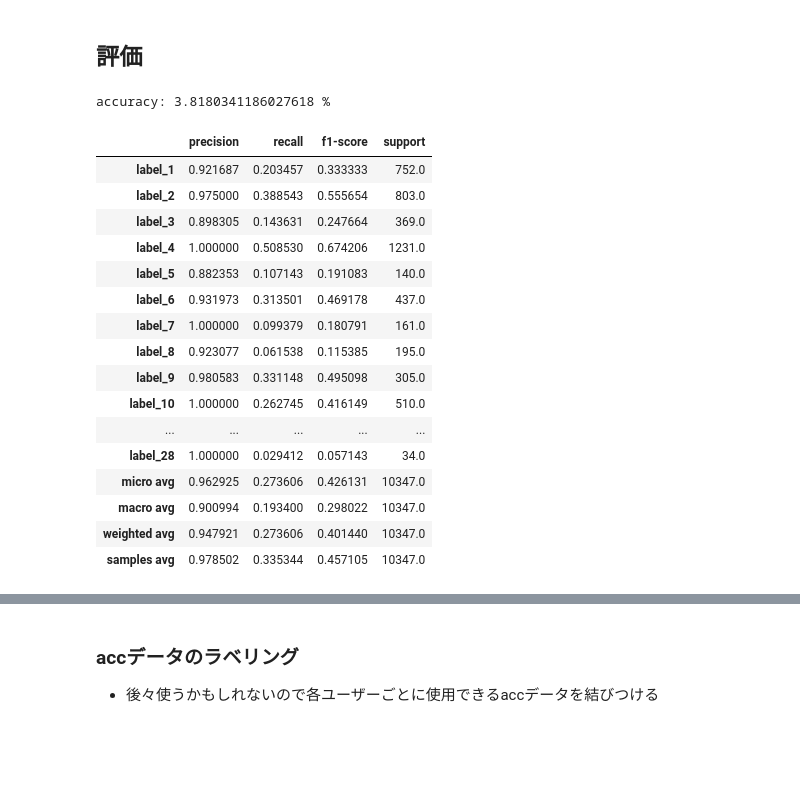
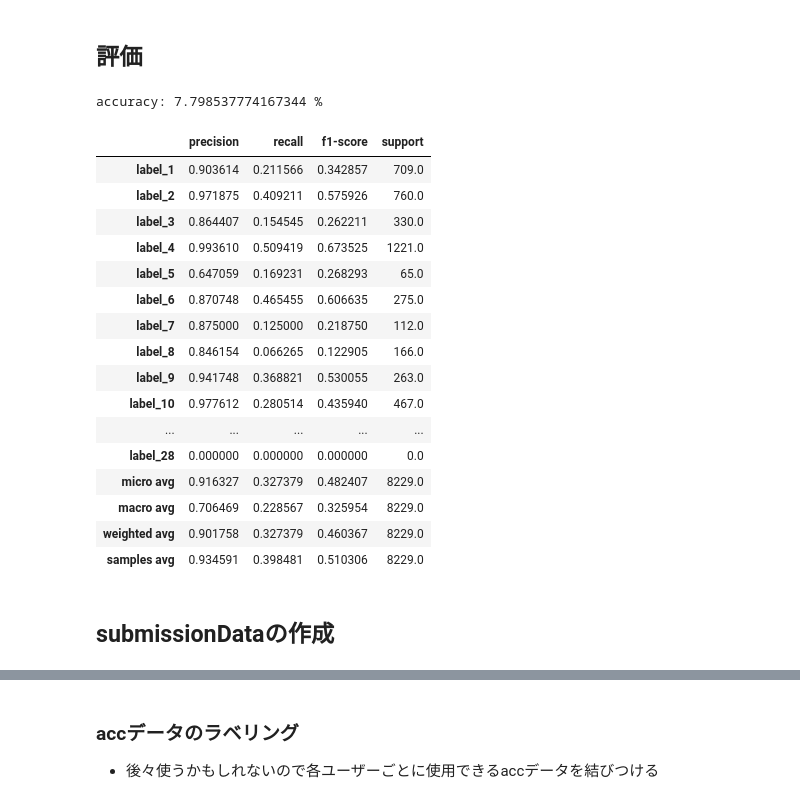
Before and after one commit to namekosiru/nurseCompetition, a Jupyter notebook: notebooks/pipline.ipynb, the cells around one changed output, grey strips where cells are left out. Drawn from its saved outputs; the diff is of its cells as text; code cells hidden in the pictures; blank space fills up the shorter version.

```diff
--- a/notebooks/pipline.ipynb
+++ b/notebooks/pipline.ipynb
@@ -127,3 +197,15 @@ cluster_ave_heatmap[3] = (users_heatmap[14] + users_heatmap[15]) / 2
+# %%
+year_month_day = df_care_train["year-month-date-hour"].map(lambda x: x.rsplit("-", 1)[0])
+df_care_train["weekday"] = pd.to_datetime(year_month_day, format="%Y-%m-%d").dt.day_name()
+df_care_train["weekday"] = df_care_train["weekday"].map(lambda x: 1 if x in ["Sunday", "Saturday"] else 0)
+
+df_care_train_summary = df_care_train[df_care_train["user_id"] == 8].groupby(["weekday", "activity_type_id", "hour"]).count().reset_index()
+corr = df_care_train_summary[df_care_train_summary["weekday"] == 0]
+heatmap_matrix = np.zeros((28, 24), dtype=int)
+for id, hour, count in zip(corr["activity_type_id"], corr["hour"], corr["id"]):
+    id = int(id) - 1
+    hour = int(hour)
+    heatmap_matrix[id, hour] = int(count)
 # %% [markdown]
 ## 各userで予測するactivity_labelのフィルタを設定
 - user8 :   1,2,3,4,5,7,8,9,10,11,12,13,14,16,18,19,20,21,22,23,24
@@ -215,42 +277,56 @@ display(df_care_test_predict)
 # %% [markdown]
 ## 評価
+# %%
+fix_predict_labels = []
+for index, data in df_care_all_predict.iterrows():
+    user_id = data["user_id"]
+    hour = int(float(data["year-month-date-hour"].rsplit("-")[-1]))
+    filter = users_filters[user_id][hour]
+    predict_data_row = data.iloc[2:]
+    predict_data_row[filter == 0] = 0.0
+    fix_predict_labels.append([*predict_data_row])
+df_care_all_predict = pd.DataFrame(data=fix_predict_labels)
 # %%
 from sklearn.metrics import classification_report, accuracy_score
 import warnings
 
 y_true = df_care_all_y.iloc[:, 2:]
 y_true[y_true>0] = 1
 y_true[y_true<=0] = 0
 y_true = y_true.astype(int)
-y_pred = df_care_all_predict.iloc[:, 2:]
-y_pred[y_pred >= 0.5] = 1
-y_pred[y_pred < 0.5] = 0
+
+THRESHOLD = 0.5
+y_pred = df_care_all_predict.copy()
+y_pred[y_pred > THRESHOLD] = 1
+y_pred[y_pred <= THRESHOLD] = 0
 y_pred = y_pred.astype(int)
 
 
 print('accuracy: {0} %'.format(100*accuracy_score(y_true, y_pred)))
 
 warnings.simplefilter("ignore")
 target_names = [f"label_{i}" for i in range(1, 29)]
 report = classification_report(y_pred, y_true, target_names=target_names, output_dict=True)
 report_df = pd.DataFrame(report).T
 display(report_df)
 # %% [output]
-accuracy: 3.8180341186027618 %
+accuracy: 7.798537774167344 %
 |  | precision | recall | f1-score | support |
-| label_1 | 0.921687 | 0.203457 | 0.333333 | 752.0 |
-| label_2 | 0.975000 | 0.388543 | 0.555654 | 803.0 |
-| label_3 | 0.898305 | 0.143631 | 0.247664 | 369.0 |
-| label_4 | 1.000000 | 0.508530 | 0.674206 | 1231.0 |
-| label_5 | 0.882353 | 0.107143 | 0.191083 | 140.0 |
-| label_6 | 0.931973 | 0.313501 | 0.469178 | 437.0 |
-| label_7 | 1.000000 | 0.099379 | 0.180791 | 161.0 |
-| label_8 | 0.923077 | 0.061538 | 0.115385 | 195.0 |
-| label_9 | 0.980583 | 0.331148 | 0.495098 | 305.0 |
-| label_10 | 1.000000 | 0.262745 | 0.416149 | 510.0 |
+| label_1 | 0.903614 | 0.211566 | 0.342857 | 709.0 |
+| label_2 | 0.971875 | 0.409211 | 0.575926 | 760.0 |
+| label_3 | 0.864407 | 0.154545 | 0.262211 | 330.0 |
+| label_4 | 0.993610 | 0.509419 | 0.673525 | 1221.0 |
+| label_5 | 0.647059 | 0.169231 | 0.268293 | 65.0 |
+| label_6 | 0.870748 | 0.465455 | 0.606635 | 275.0 |
+| label_7 | 0.875000 | 0.125000 | 0.218750 | 112.0 |
+| label_8 | 0.846154 | 0.066265 | 0.122905 | 166.0 |
+| label_9 | 0.941748 | 0.368821 | 0.530055 | 263.0 |
+| label_10 | 0.977612 | 0.280514 | 0.435940 | 467.0 |
 | ... | ... | ... | ... | ... |
-| label_28 | 1.000000 | 0.029412 | 0.057143 | 34.0 |
-| micro avg | 0.962925 | 0.273606 | 0.426131 | 10347.0 |
-| macro avg | 0.900994 | 0.193400 | 0.298022 | 10347.0 |
-| weighted avg | 0.947921 | 0.273606 | 0.401440 | 10347.0 |
-| samples avg | 0.978502 | 0.335344 | 0.457105 | 10347.0 |
+| label_28 | 0.000000 | 0.000000 | 0.000000 | 0.0 |
+| micro avg | 0.916327 | 0.327379 | 0.482407 | 8229.0 |
+| macro avg | 0.706469 | 0.228567 | 0.325954 | 8229.0 |
+| weighted avg | 0.901758 | 0.327379 | 0.460367 | 8229.0 |
+| samples avg | 0.934591 | 0.398481 | 0.510306 | 8229.0 |
+# %% [markdown]
+## submissionDataの作成
```
Also changed, not shown: parts of 10 cells of this notebook, 8 other files.
